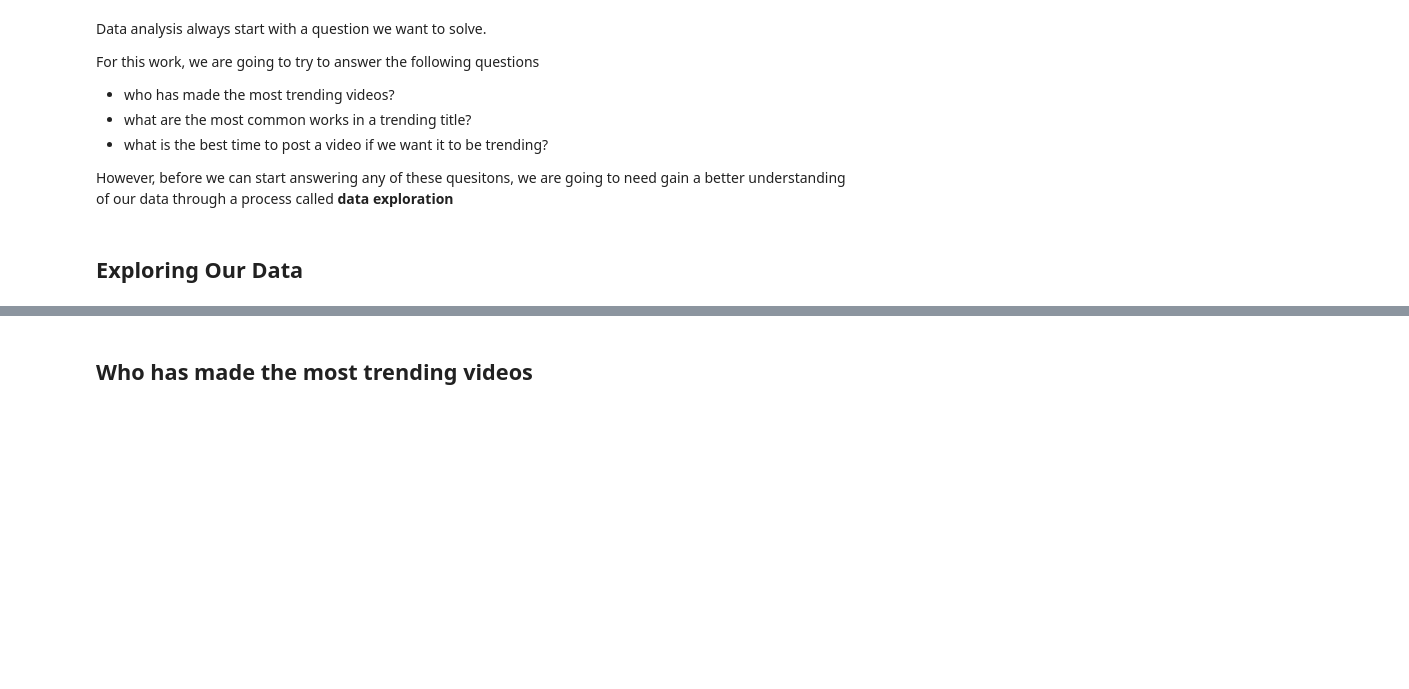
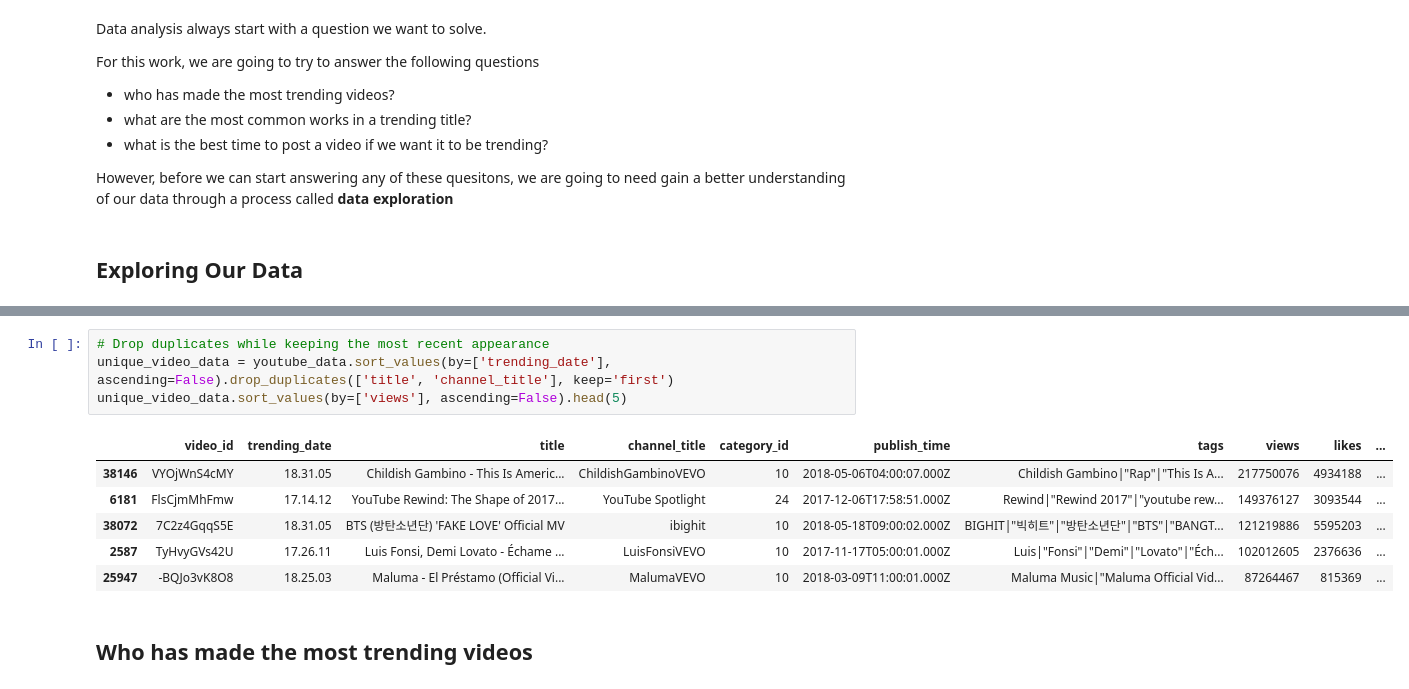
Before and after one commit to Wacboss1/khlabs-intro-to-data-analysis, a Jupyter notebook: intro-to-data-analysis.ipynb, the cells around one changed output, grey strips where cells are left out. Cells and saved outputs as stored; diff of their text form; blank space fills up the shorter version.

Commit message:
Started working on first question

```diff
--- a/intro-to-data-analysis.ipynb
+++ b/intro-to-data-analysis.ipynb
@@ -66,2 +115,13 @@ However, before we can start answering any of these quesitons, we are going to n
+# %%
+# Drop duplicates while keeping the most recent appearance
+unique_video_data = youtube_data.sort_values(by=['trending_date'], ascending=False).drop_duplicates(['title', 'channel_title'], keep='first')
+unique_video_data.sort_values(by=['views'], ascending=False).head(5)
+# %% [output]
+|  | video_id | trending_date | title | channel_title | category_id | publish_time | tags | views | likes | ... |
+| 38146 | VYOjWnS4cMY | 18.31.05 | Childish Gambino - This Is Americ... | ChildishGambinoVEVO | 10 | 2018-05-06T04:00:07.000Z | Childish Gambino|"Rap"|"This Is A... | 217750076 | 4934188 | ... |
+| 6181 | FlsCjmMhFmw | 17.14.12 | YouTube Rewind: The Shape of 2017... | YouTube Spotlight | 24 | 2017-12-06T17:58:51.000Z | Rewind|"Rewind 2017"|"youtube rew... | 149376127 | 3093544 | ... |
+| 38072 | 7C2z4GqqS5E | 18.31.05 | BTS (방탄소년단) 'FAKE LOVE' Official MV | ibighit | 10 | 2018-05-18T09:00:02.000Z | BIGHIT|"빅히트"|"방탄소년단"|"BTS"|"BANGT... | 121219886 | 5595203 | ... |
+| 2587 | TyHvyGVs42U | 17.26.11 | Luis Fonsi, Demi Lovato - Échame ... | LuisFonsiVEVO | 10 | 2017-11-17T05:00:01.000Z | Luis|"Fonsi"|"Demi"|"Lovato"|"Éch... | 102012605 | 2376636 | ... |
+| 25947 | -BQJo3vK8O8 | 18.25.03 | Maluma - El Préstamo (Official Vi... | MalumaVEVO | 10 | 2018-03-09T11:00:01.000Z | Maluma Music|"Maluma Official Vid... | 87264467 | 815369 | ... |
 # %% [markdown]
 ## Who has made the most trending videos
```
Also changed, not shown: parts of 8 cells of this notebook.
